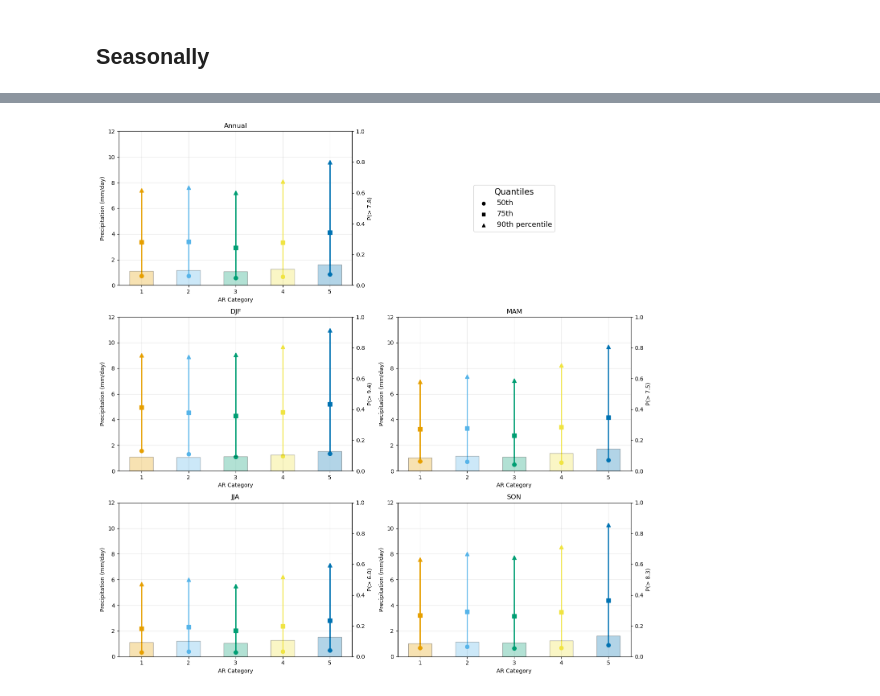
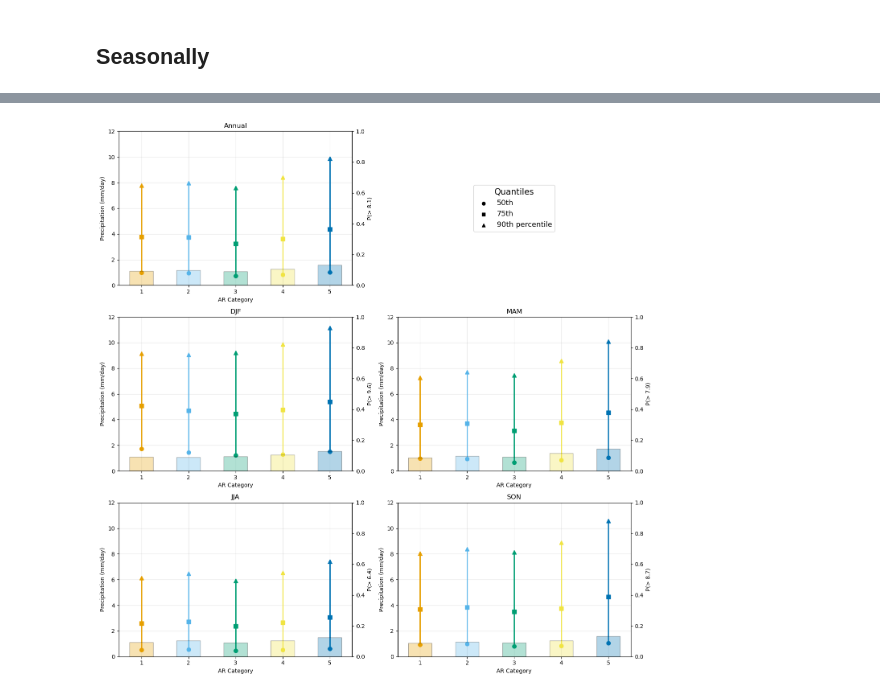
Before and after one commit to DKamnani/Co-occuring-Weather-Systems, a Jupyter notebook: Supplemental_figure.ipynb, the cells around one changed output, grey strips where cells are left out. Drawn from its saved outputs; the diff is of its cells as text; code cells hidden in the pictures.

```diff
--- a/Supplemental_figure.ipynb
+++ b/Supplemental_figure.ipynb
@@ -119,6 +229,7 @@ for cat in co_categories:
     # Flatten + drop NaNs
     values = cat_precip.values.flatten()
     values = values[~np.isnan(values)]
+    values = values[values > 0]
 
     precip_distributions.append(values)
 
@@ -196,6 +304,7 @@ for season in ["DJF", "MAM", "JJA", "SON"]:
         # Flatten + drop NaNs
         values = cat_precip.values.flatten()
         values = values[~np.isnan(values)]
+        values = values[values > 0]
 
         precip_distributions.append(values)
 
@@ -225,21 +372 @@ print("Saved to seasonal_precip_distributions.csv")
-# %%
-import pandas as pd
-
-all_records = []
-
-for season, cat_arrays in seasonal_distributions.items():
-    for cat, arr in enumerate(cat_arrays, start=1):  # category numbers 1–7
-        df_temp = pd.DataFrame({
-            "precip": arr,
-            "season": season,
-            "category": cat
-        })
-        all_records.append(df_temp)
-
-# Concatenate into one DataFrame
-df_out = pd.concat(all_records, ignore_index=True)
-
-# Save to CSV
-df_out.to_csv("seasonal_precip_distributions.csv", index=False)
-print("Saved to seasonal_precip_distributions.csv")
 # %% [markdown]
@@ -523,6 +474,7 @@ for idx, season in enumerate(seasons):
     precip_arr = []
     for cat in categories:
         arr = df_season[df_season["category"] == cat]["precip"].values
+        arr = arr[arr > 0]
         precip_arr.append(arr)
 
     # Quantiles
@@ -537,6 +489,7 @@ for idx, season in enumerate(seasons):
 
     # Threshold
     all_vals_season = df_season["precip"].values
+    all_vals_season = all_vals_season[all_vals_season > 0]
     threshold = np.quantile(all_vals_season, 0.9)
 
     exceedance = [
@@ -550,31 +503,31 @@ for idx, season in enumerate(seasons):
 
         for j in range(3):
             ax1.plot(c, quantiles[i, j],
                      marker=quantile_markers[j],
                      color=color_map[c],
                      markersize=7,
                      linestyle='')
 
     ax1.set_title(season)
     ax1.set_xlabel("AR Category")
     ax1.set_ylabel("Precipitation (mm/day)")
     ax1.set_ylim(0, 12)
     ax1.grid(True, alpha=0.3)
     ax1.set_xticks(categories)
 
     ax2 = ax1.twinx()
     ax2.bar(categories, exceedance,
             color=[color_map[c] for c in categories],
             alpha=0.3, edgecolor='black', width=0.5)
 
     ax2.set_ylim(0, 1)
     ax2.set_ylabel(f"P(> {threshold:.1f})")
 
 # -------------------
 # Clean layout
 # -------------------
 plt.tight_layout()
 plt.savefig("Supplementary_Figure3.pdf", dpi=300, bbox_inches="tight")
 plt.show()
 # %% [output]
-[figure, old version]
+[figure, new version]
```
Also changed, not shown: parts of 20 cells of this notebook.
